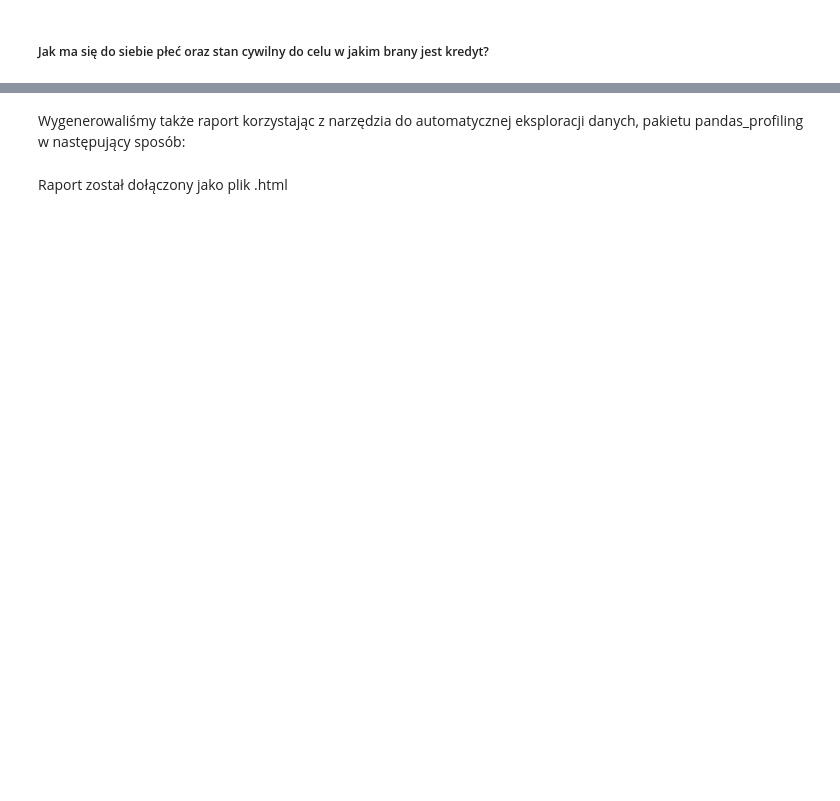
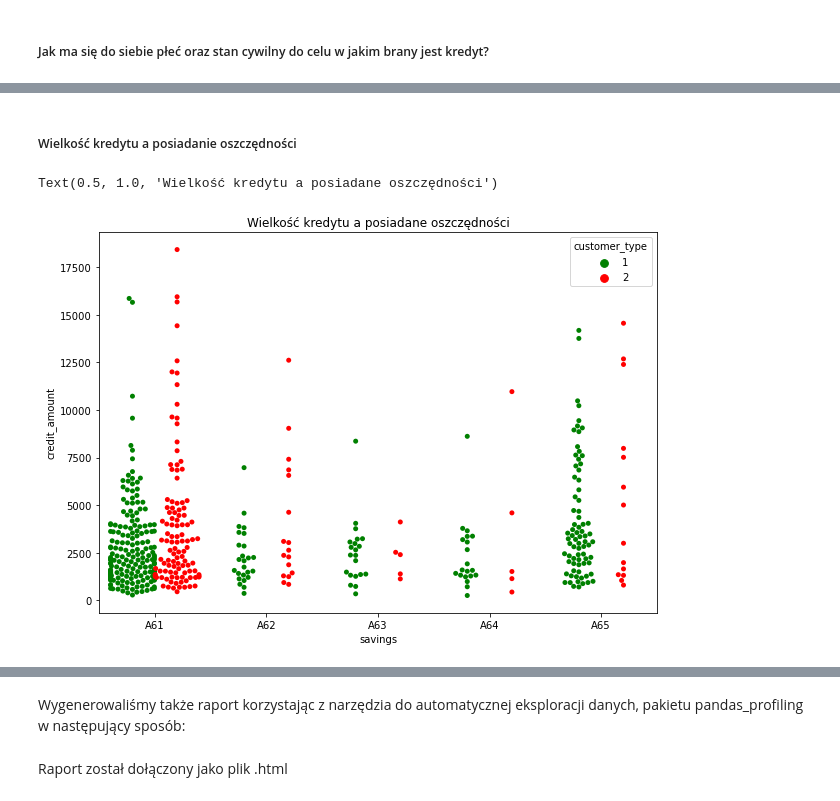
Before and after one commit to malwina0/2022L-ML, a Jupyter notebook: PD1.ipynb, the cells around one changed output, grey strips where cells are left out. Drawn from its saved outputs; the diff is of its cells as text; code cells hidden in the pictures; blank space fills up the shorter version.

```diff
--- a/PD1.ipynb
+++ b/PD1.ipynb
@@ -227,0 +271,10 @@ Z powyższych wykresów od razu rzuca się w oczy
+# %% [markdown]
+##### Wielkość kredytu a posiadanie oszczędności
+# %%
+plt.figure(figsize=(10,7))
+sns.swarmplot(x='savings',y="credit_amount",data=X_train, hue='customer_type', dodge=True, palette=["green", "red"],
+             order=['A61','A62','A63', 'A64', 'A65'])
+plt.title("Wielkość kredytu a posiadane oszczędności")
+# %% [output]
+Text(0.5, 1.0, 'Wielkość kredytu a posiadane oszczędności')
+[figure, added]
```
Also changed, not shown: parts of 27 cells of this notebook.
